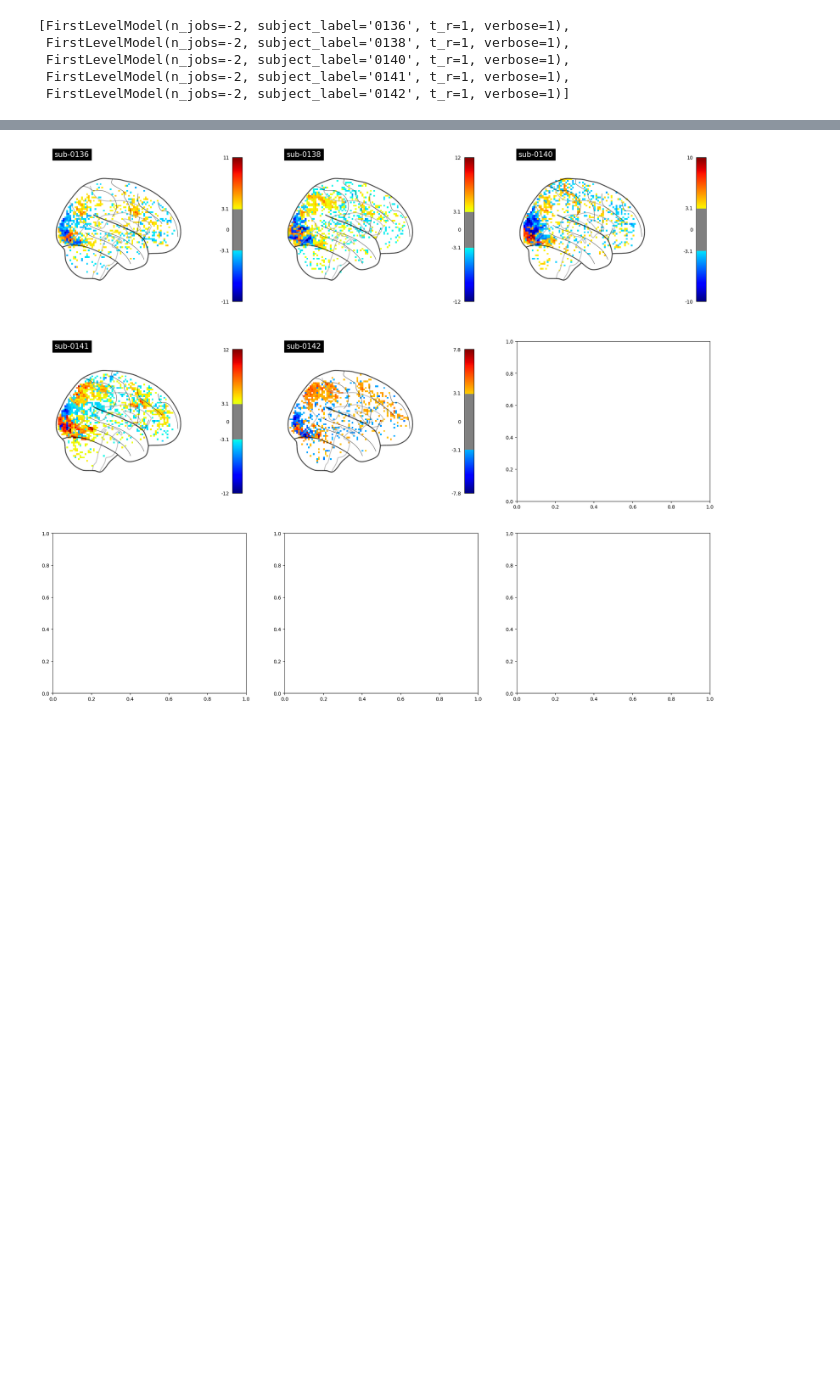
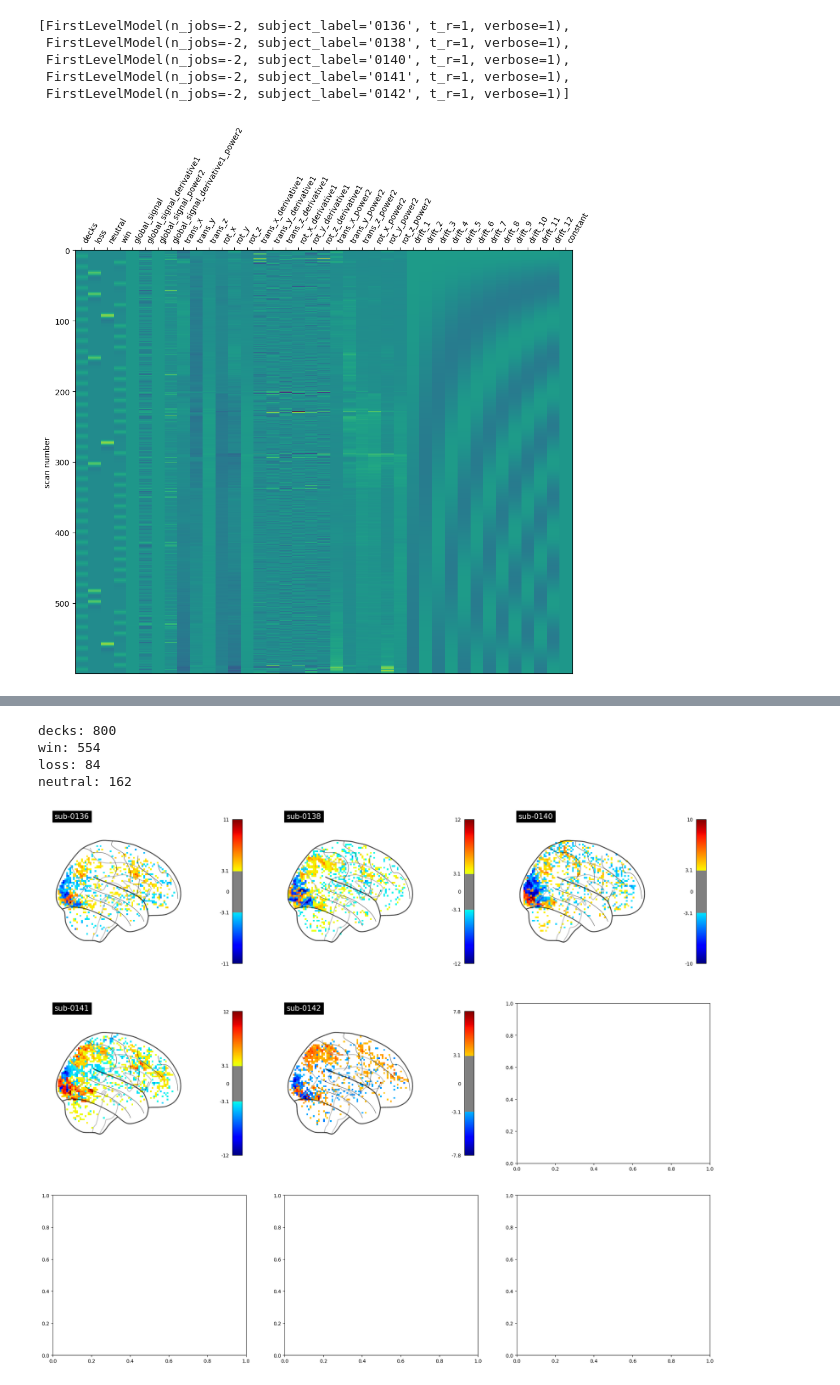
Before and after one commit to idadencker/neuroscience_portfolios, a Jupyter notebook: Portfolio 2 fMRI/Univariate.ipynb, the cells around one changed output, grey strips where cells are left out. Cells and saved outputs as stored; diff of their text form; code cells hidden in the pictures; blank space fills up the shorter version.

```diff
--- a/Portfolio 2 fMRI/Univariate.ipynb
+++ b/Portfolio 2 fMRI/Univariate.ipynb
@@ -1165,3 +1288,21 @@ models
  FirstLevelModel(n_jobs=-2, subject_label='0140', t_r=1, verbose=1),
  FirstLevelModel(n_jobs=-2, subject_label='0141', t_r=1, verbose=1),
  FirstLevelModel(n_jobs=-2, subject_label='0142', t_r=1, verbose=1)]
+# %%
+# Plot design matrix
+from nilearn.plotting import plot_design_matrix
+
+# Fetch data from first participant
+model1=models[0]
+# View the design matrix
+design_matrix = model1.design_matrices_[0]
+
+
+#Plot the design matrix
+plot_design_matrix(design_matrix)
+plt.show()
+
+now = datetime.now()
+print('Finishing cell:',now.strftime("%H:%M:%S"))
+# %% [output]
+[figure, added]
@@ -1168,3 +1310,30 @@ models
+# %%
+# Print number of each trial
+
+# Base the events list on the paricipants included
+new_models_events=models_events[0] + models_events[1] + models_events[3] + models_events[4] + models_events[5]
+
+
+from collections import Counter
+
+# Initialize a counter to hold the aggregate counts of each trial_type
+total_trial_counts = Counter()
+
+# Loop over each run's data
+for run_data in new_models_events:
+    # Count occurrences of each trial_type in the current run
+    trial_counts = run_data['trial_type'].value_counts().to_dict()
+    # Update the aggregate counter with counts from the current run
+    total_trial_counts.update(trial_counts)
+
+# Print
+for trial_type, count in total_trial_counts.items():
+    print(f"{trial_type}: {count}")
+# %% [output]
+decks: 800
+win: 554
+loss: 84
+neutral: 162
 # %%
 # Plot the first level models
 
```
Also changed, not shown: parts of 20 cells of this notebook.
